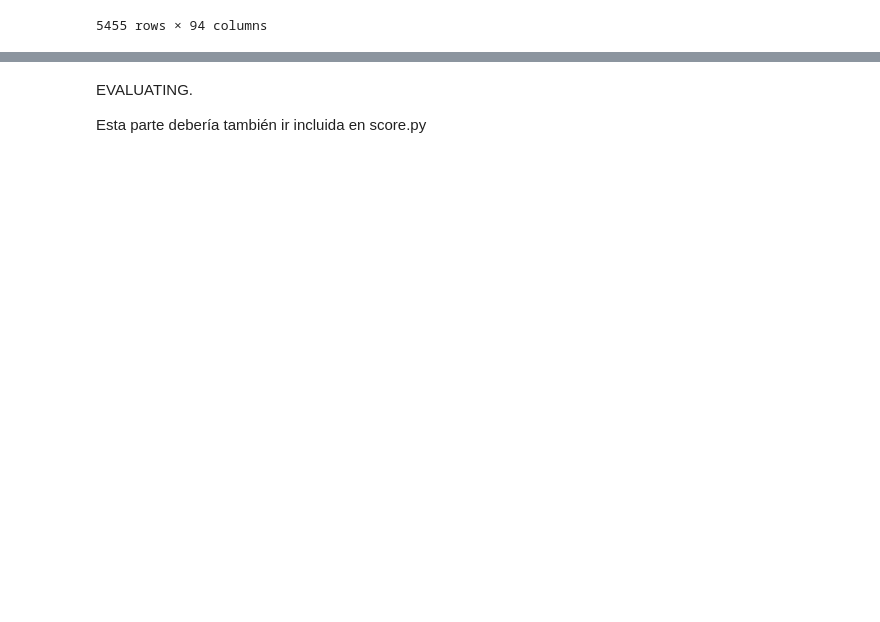
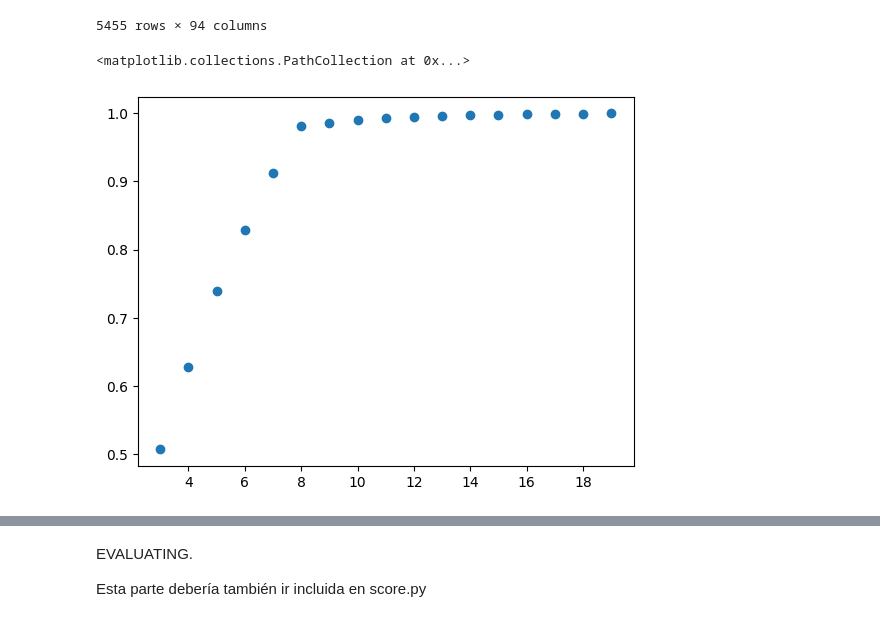
Before and after one commit to EngelsZ10/Lobosort_Class2, a Jupyter notebook: Model.ipynb, the cells around one changed output, grey strips where cells are left out. Saved outputs shown, nothing was run; the diff lists cells and outputs as text; code cells hidden in the pictures; blank space fills up the shorter version.

```diff
--- a/Model.ipynb
+++ b/Model.ipynb
@@ -97,3 +29,19 @@ X_train
 | 5390 | 0.581339 | 0.644407 | 0.633706 | 0.617247 | ... |
 | 860 | 0.578560 | 0.627780 | 0.610311 | 0.615835 | ... |
 5455 rows × 94 columns
+# %%
+#PCA
+explained = []
+
+for i in range(3,95):
+    pca = PCA(n_components=i)
+    principal_components = pca.fit_transform(X_train.to_numpy())
+    explained.append(pca.explained_variance_ratio_)
+# %%
+total = []
+for i in explained:
+    total.append(sum(i))
+plt.scatter(list(range(3,20)), total[:17])
+# %% [output]
+<matplotlib.collections.PathCollection at 0x...>
+[figure, added]
```
Also changed, not shown: parts of 11 cells of this notebook.
